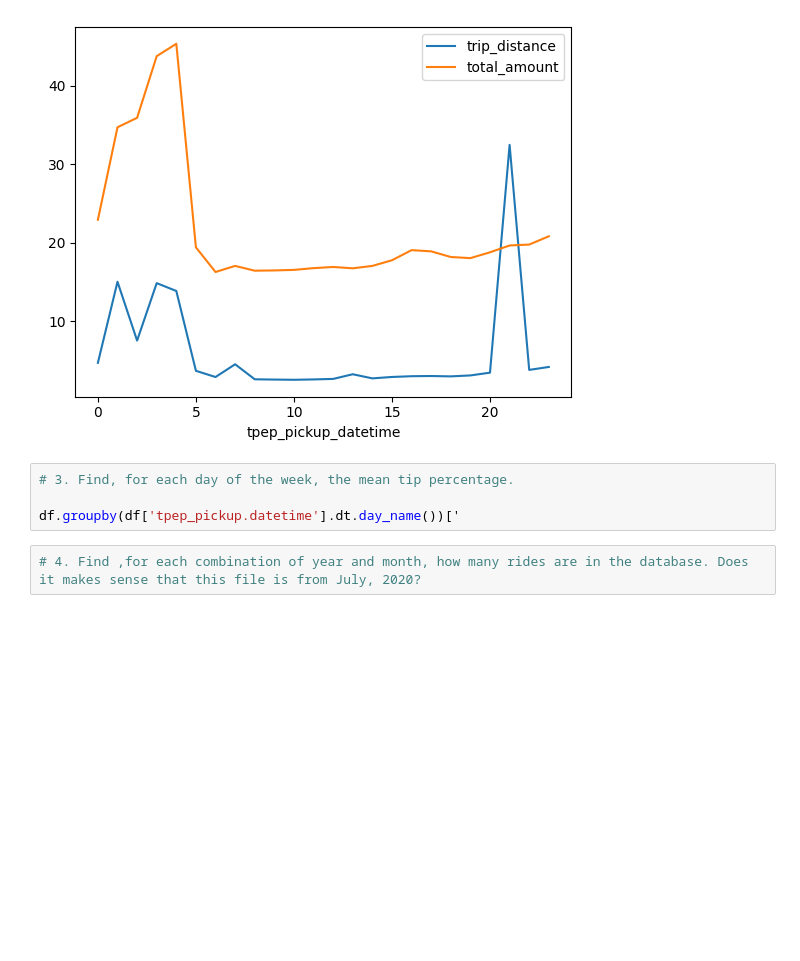
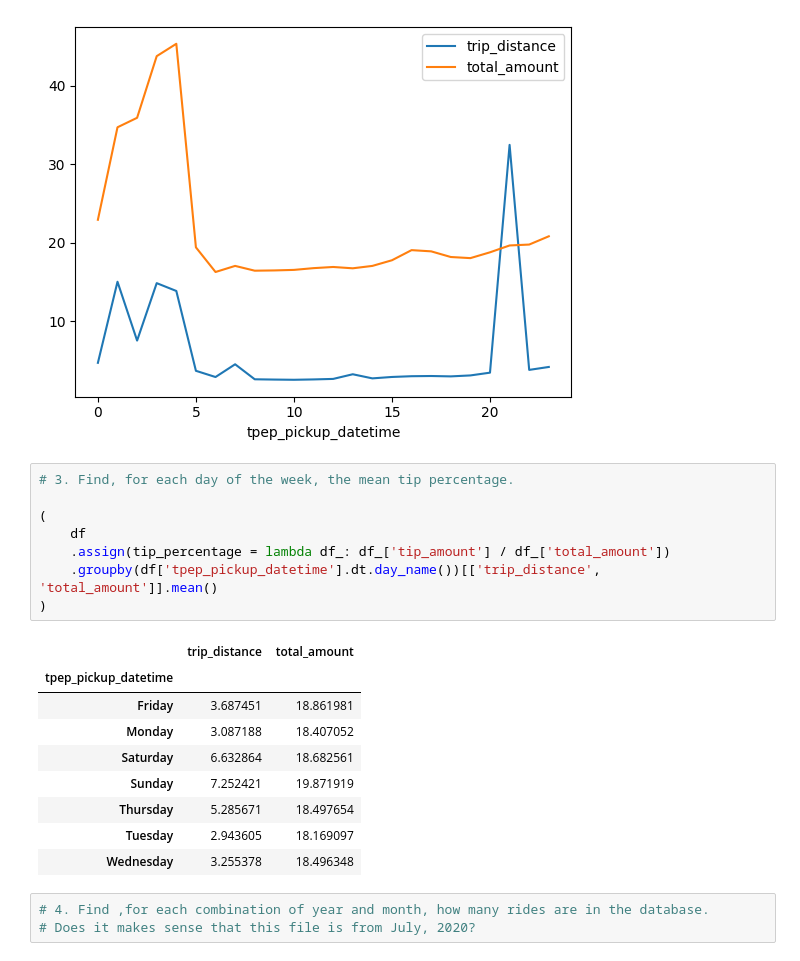
Before and after one commit to opagani/2024-08Aug-21-grouping, a Jupyter notebook: LernerPython - 2024-08Aug-21-grouping.ipynb, the cells around one changed output. Drawn from its saved outputs; the diff is of its cells as text; blank space fills up the shorter version.

```diff
--- a/LernerPython - 2024-08Aug-21-grouping.ipynb
+++ b/LernerPython - 2024-08Aug-21-grouping.ipynb
@@ -646,6 +646,21 @@ df.groupby(df['tpep_pickup_datetime'].dt.hour)[['trip_distance', 'total_amount']
 # %%
 # 3. Find, for each day of the week, the mean tip percentage.
 
-df.groupby(df['tpep_pickup.datetime'].dt.day_name())['
+(
+    df
+    .assign(tip_percentage = lambda df_: df_['tip_amount'] / df_['total_amount'])
+    .groupby(df['tpep_pickup_datetime'].dt.day_name())[['trip_distance', 'total_amount']].mean()
+)
+# %% [output]
+|  | trip_distance | total_amount |
+| tpep_pickup_datetime |  |  |
+| Friday | 3.687451 | 18.861981 |
+| Monday | 3.087188 | 18.407052 |
+| Saturday | 6.632864 | 18.682561 |
+| Sunday | 7.252421 | 19.871919 |
+| Thursday | 5.285671 | 18.497654 |
+| Tuesday | 2.943605 | 18.169097 |
+| Wednesday | 3.255378 | 18.496348 |
 # %%
-# 4. Find ,for each combination of year and month, how many rides are in the database. Does it makes sense that this file is from July, 2020?
+# 4. Find ,for each combination of year and month, how many rides are in the database.
+# Does it makes sense that this file is from July, 2020?
```
